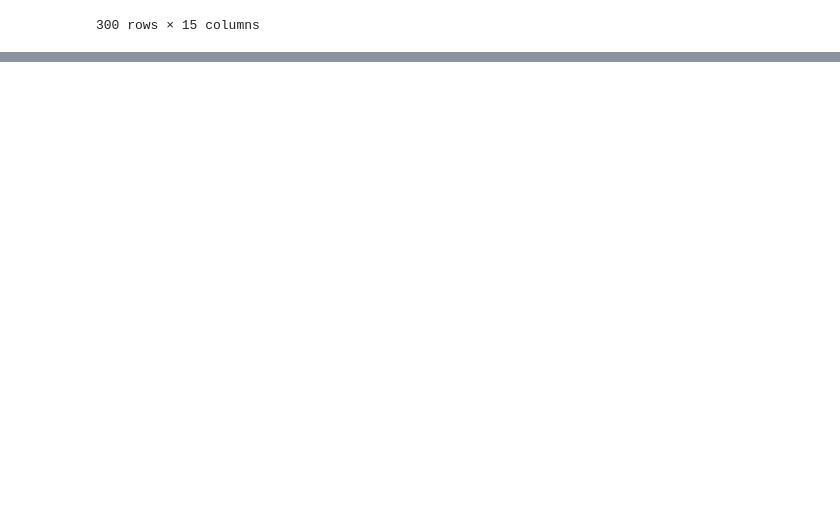
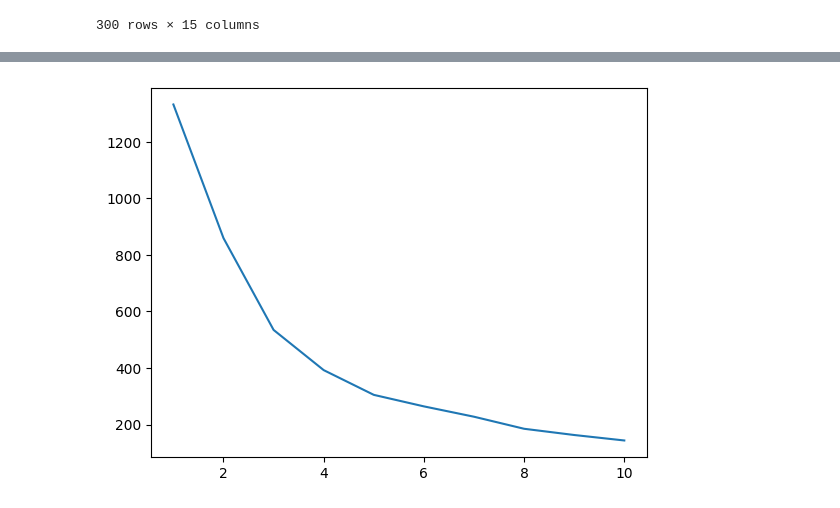
Before and after one commit to mariaolivacalero/DataVisualization, a Jupyter notebook: Spotify/analysis.ipynb, the cells around one changed output, grey strips where cells are left out. Drawn from its saved outputs; the diff is of its cells as text; code cells hidden in the pictures; blank space fills up the shorter version.

```diff
--- a/Spotify/analysis.ipynb
+++ b/Spotify/analysis.ipynb
@@ -930,0 +969,19 @@ df.info()
+# %%
+track_characteristics = df.groupby('trackName').agg({
+    'artistName': 'first',
+    'danceability': 'mean',
+    'energy': 'mean',
+    'key': 'mean',
+    'loudness': 'mean',
+    'mode': 'mean',
+    'speechiness': 'mean',
+    'acousticness': 'mean',
+    'instrumentalness': 'mean',
+    'liveness': 'mean',
+    'valence': 'mean',
+    'tempo': 'mean',
+    'msPlayed': 'sum'
+}).reset_index()
+
+track_characteristics = track_characteristics.sort_values(by='msPlayed', ascending=False)
+track_characteristics.head(10)
@@ -930,0 +1000,63 @@ df.info()
+# %%
+import pandas as pd
+from sklearn import preprocessing
+from sklearn.decomposition import PCA
+from sklearn.cluster import KMeans
+
+# Select the top 300 most listened songs
+top_songs = track_characteristics.nlargest(300, 'msPlayed')
+
+# Extract the relevant features for clustering
+features = top_songs[['danceability', 'energy', 'key', 'loudness', 'mode', 'speechiness', 'acousticness', 'instrumentalness', 'liveness', 'valence', 'tempo','msPlayed']]
+
+# Scale the features
+scaler = preprocessing.StandardScaler()
+scaled_features = scaler.fit_transform(features)
+
+# Apply PCA for dimensionality reduction
+pca = PCA(n_components=2)
+pca_features = pca.fit_transform(scaled_features)
+
+pca_df = pd.DataFrame(
+    data=pca_features,
+    columns=['PC1', 'PC2'])
+
+
+# Determine the optimal number of clusters using the elbow method
+wcss = []
+for i in range(1, 11):
+    kmeans = KMeans(n_clusters=i, init='k-means++', max_iter=300, n_init=10, random_state=0)
+    kmeans.fit(pca_features)
+    wcss.append(kmeans.inertia_)
+
+# Plot the elbow method to determine the optimal number of clusters
+# (inspect the plot and choose the appropriate number of clusters)
+plt.plot(range(1, 11), wcss)
+plt.show()
+
+# Train a KMeans clustering model with the optimal number of clusters
+optimal_k = 5  # Change this based on the elbow method plot
+kmeans_model = KMeans(n_clusters=optimal_k, init='k-means++', max_iter=300, n_init=10, random_state=0)
+kmeans_model.fit(pca_features)
+pca_df['kmeans'] = kmeans_model.fit_predict(x_scaled)
+
+
+
+plt.scatter(pca_df['PC1'], pca_df['PC2'], c=pca_df['kmeans'], cmap='viridis')
+plt.title('Clustering in PCA Space')
+plt.xlabel('Principal Component 1')
+plt.ylabel('Principal Component 2')
+plt.show()
+
+
+
+# Assign cluster labels to the songs
+cluster_labels = kmeans_model.labels_
+
+# Add the cluster labels as a new column to the track_characteristics dataset
+top_songs['cluster'] = cluster_labels
+
+# Return the track_characteristics dataset with the new cluster column
+top_songs
+# %% [output]
+[figure, added]
```
Also changed, not shown: parts of 8 cells of this notebook, 7 other files.
